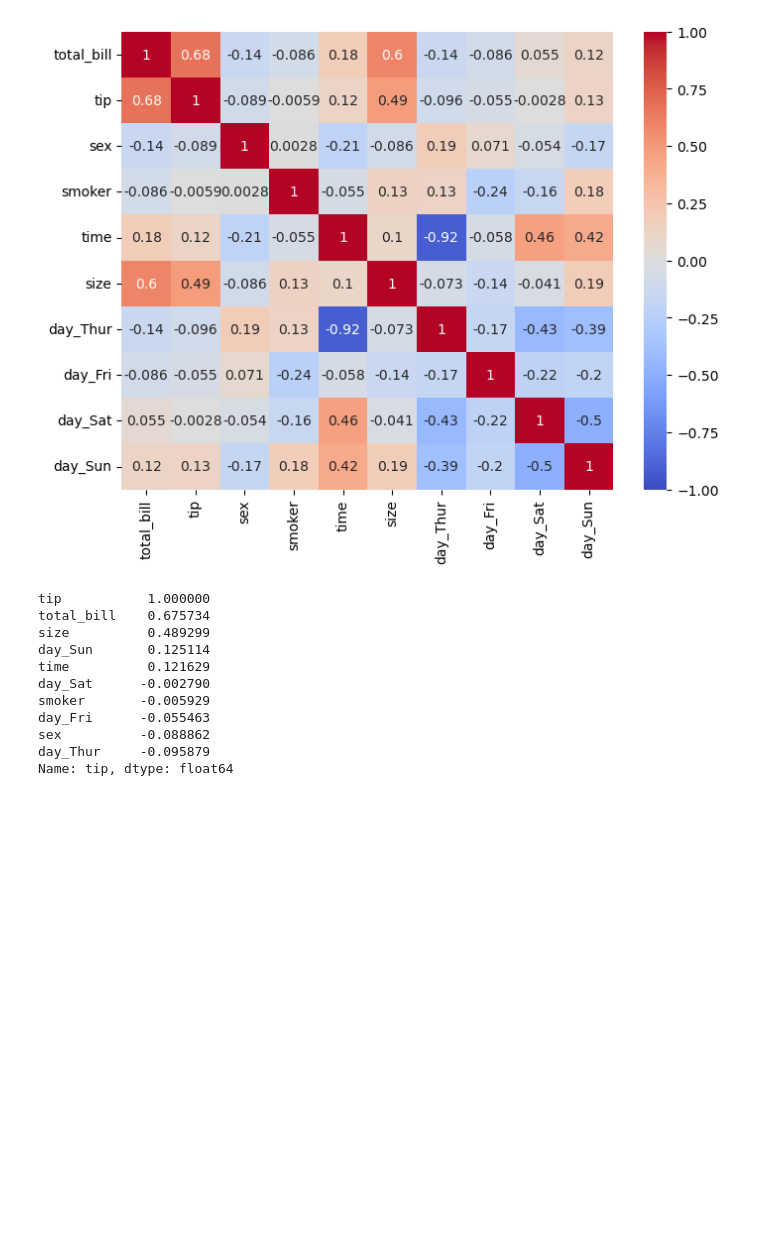
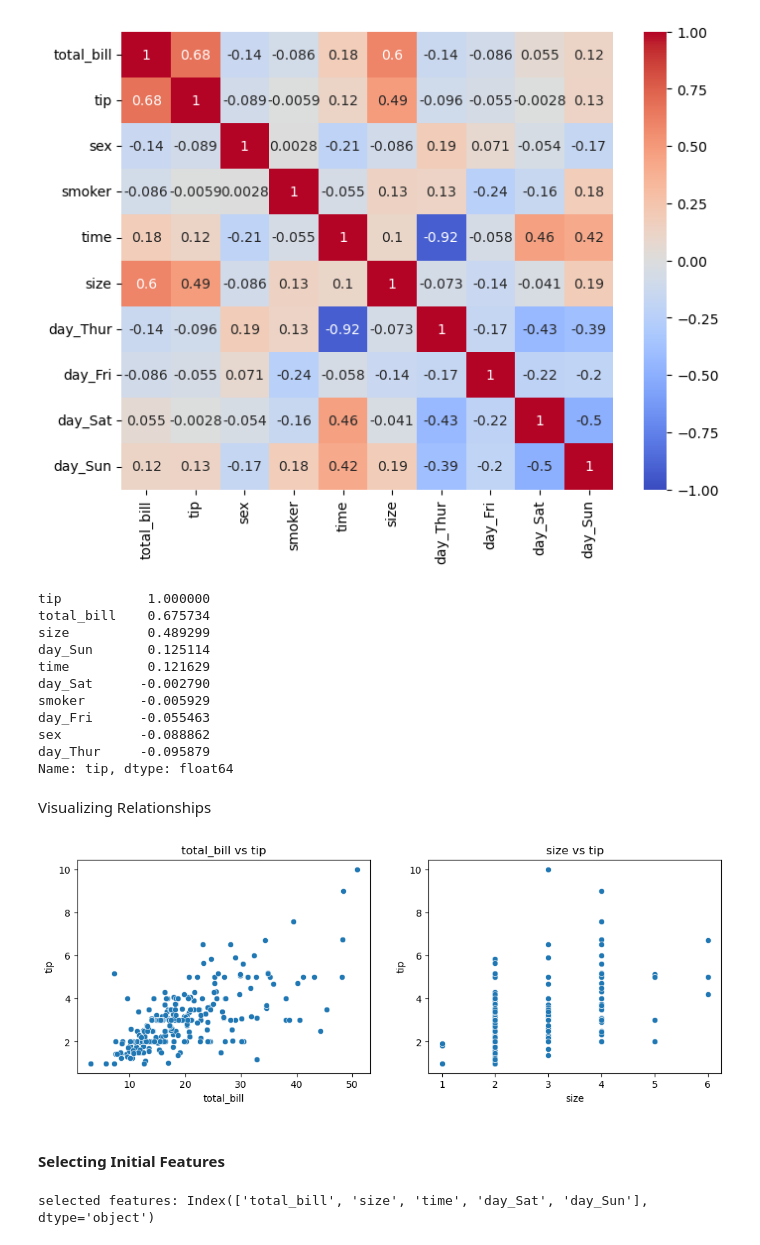
Before and after one commit to phroo02/tips, a Jupyter notebook: src/main.ipynb, the cells around one changed output. Drawn from its saved outputs; the diff is of its cells as text; code cells hidden in the pictures; blank space fills up the shorter version.

```diff
--- a/src/main.ipynb
+++ b/src/main.ipynb
@@ -132,3 +132,23 @@ day_Fri      -0.055463
 sex          -0.088862
 day_Thur     -0.095879
 Name: tip, dtype: float64
+# %% [markdown]
+Visualizing Relationships
+# %%
+numerical_features = ['total_bill', 'size']
+fig, axes = plt.subplots(1,2, figsize=(12,4))
+
+for i, feature in enumerate(numerical_features):
+       sns.scatterplot(x=feature, y='tip', data=tips_df, ax=axes[i])
+       axes[i].set_title(f'{feature} vs tip')
+# %% [output]
+[figure, added]
+# %% [markdown]
+#### Selecting Initial Features
+# %%
+selected_features = ['total_bill', 'size', 'time', 'day_Sat', 'day_Sun']
+X_selected = tips_df[selected_features]
+
+print("selected features:", X_selected.columns)
+# %% [output]
+selected features: Index(['total_bill', 'size', 'time', 'day_Sat', 'day_Sun'], dtype='object')
```
Also changed, not shown: parts of 21 cells of this notebook, 1 other file.
